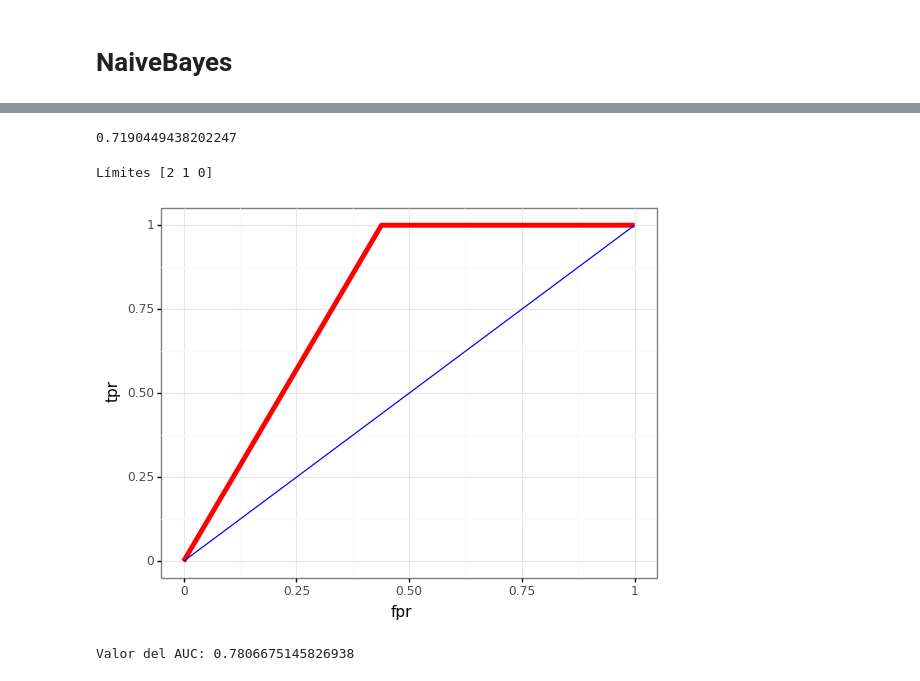
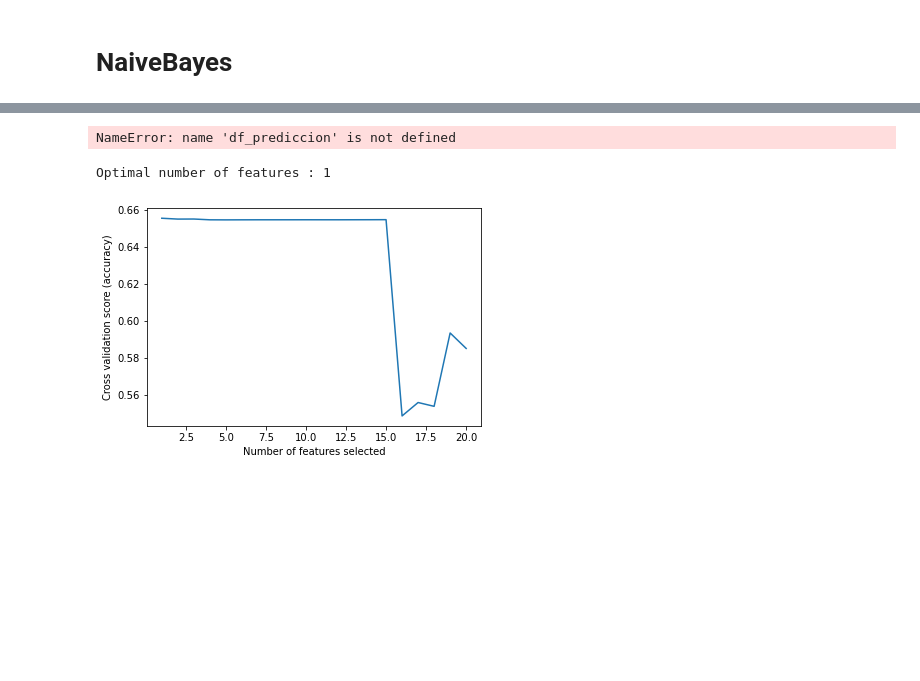
Before and after one commit to EBNoir/TICS411, a Jupyter notebook: Proyecto2/NaiveBayes.ipynb, the cells around one changed output, grey strips where cells are left out. Saved outputs shown, nothing was run; the diff lists cells and outputs as text; code cells hidden in the pictures; blank space fills up the shorter version.

```diff
--- a/Proyecto2/NaiveBayes.ipynb
+++ b/Proyecto2/NaiveBayes.ipynb
@@ -236,11 +510,7 @@ Resultado original:
-# %%
-mt.f1_score(y_test, resultado, pos_label = 0)
-# %% [output]
-0.7190449438202247
 # %%
 #Calculando los tpr and fpr
 from sklearn import metrics as mt
-fpr, tpr, thresholds = mt.roc_curve(y_test, resultado, pos_label = 1)
+fpr, tpr, thresholds = mt.roc_curve(target, NB.predict_proba(df_prediccion), pos_label = 0)
 print("Límites",thresholds)
 
 tempDF=pd.DataFrame(zip(fpr,tpr),columns=["fpr","tpr"])
@@ -253,6 +523,4 @@ print(ggplot(tempDF)+aes(x="fpr",y="tpr")+geom_line(color="red",size=2)+
 #Valor del AUC
 print("Valor del AUC:",mt.auc(fpr,tpr))
 # %% [output]
-Límites [2 1 0]
+NameError: name 'df_prediccion' is not defined
-[figure, removed]
-Valor del AUC: 0.7806675145826938
@@ -258,0 +579,36 @@ Valor del AUC: 0.7806675145826938
+# %%
+import matplotlib.pyplot as plt
+from sklearn.svm import SVC
+from sklearn.model_selection import StratifiedKFold
+from sklearn.feature_selection import RFECV
+from sklearn.datasets import make_classification
+
+
+# Create the RFE object and compute a cross-validated score.
+NB = MultinomialNB(alpha = 100)
+# The "accuracy" scoring shows the proportion of correct classifications
+
+min_features_to_select = 1  # Minimum number of features to consider
+rfecv = RFECV(
+    estimator=NB,
+    step=1,
+    cv=StratifiedKFold(2),
+    scoring="accuracy",
+    min_features_to_select=min_features_to_select,
+)
+rfecv.fit(df_procesado, target)
+
+print("Optimal number of features : %d" % rfecv.n_features_)
+
+# Plot number of features VS. cross-validation scores
+plt.figure()
+plt.xlabel("Number of features selected")
+plt.ylabel("Cross validation score (accuracy)")
+plt.plot(
+    range(min_features_to_select, len(rfecv.grid_scores_) + min_features_to_select),
+    rfecv.grid_scores_,
+)
+plt.show()
+# %% [output]
+Optimal number of features : 1
+[figure, added]
```
Also changed, not shown: parts of 21 cells of this notebook.
